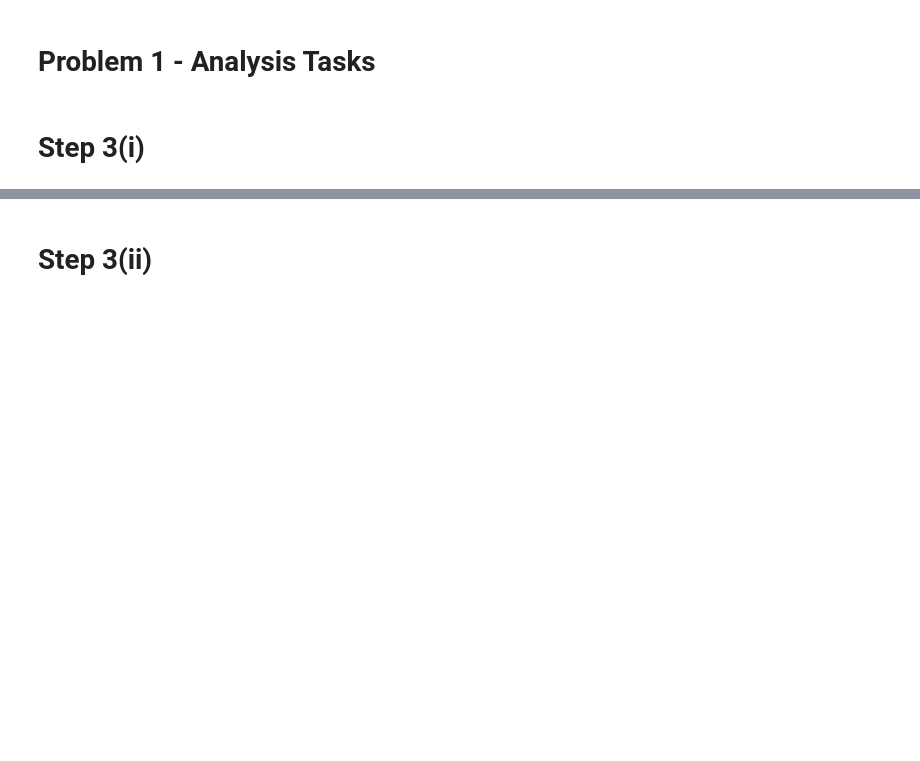
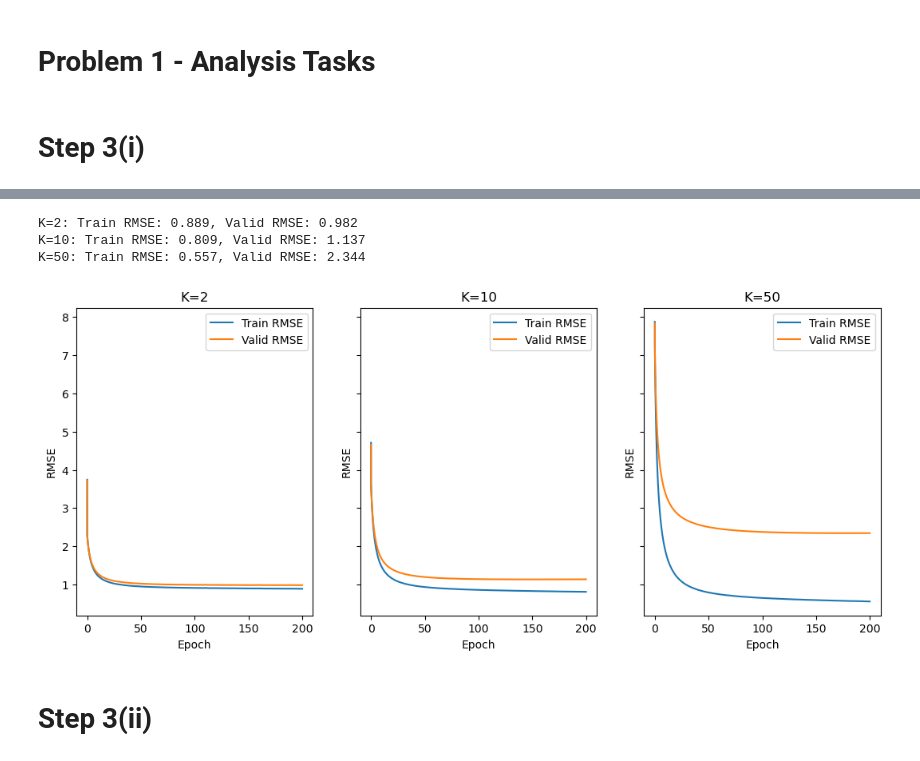
Before and after one commit to behrensm03/cs135-project2, a Jupyter notebook: Project B.ipynb, the cells around one changed output, grey strips where cells are left out. Saved outputs shown, nothing was run; the diff lists cells and outputs as text; code cells hidden in the pictures; blank space fills up the shorter version.

Commit message:
fix: problem 1a (#10)

```diff
--- a/Project B.ipynb
+++ b/Project B.ipynb
@@ -102,5 +103,18 @@ random_state = 42 # fix random state for reproducibility
 # Step 3(i)
 # With no regularization (alpha=0) train a CollabFilterOneVectorPerItem using SGD.
 # Try three possible values of K: 2, 10, and 50
+kValues = [2, 10, 50]
+rmse_tuples = []
+finalRMSEs = []
+for k in kValues:
+    model = CollabFilterOneVectorPerItem(
+        n_epochs=200, batch_size=batch_size, step_size=0.5, n_factors=k, alpha=0.0, random_state=random_state
+    )
+    model.init_parameter_dict(n_users, n_items, train_tuple)
+    model.fit(train_tuple, valid_tuple)
+    rmse_tuples.append((k, model.trace_epoch, model.trace_rmse_train, model.trace_rmse_valid))
+    finalRMSEs.append((k, model.trace_rmse_train[-1], model.trace_rmse_valid[-1]))
 
-# TODO: implement
+    fileName = f"problem1aparamsk{k}.pkl"
+    with open(fileName, 'wb') as f:
+        pickle.dump(model.param_dict, f)
@@ -107,3 +139,22 @@ random_state = 42 # fix random state for reproducibility
+# %%
+for tup in finalRMSEs:
+    print(f"K={tup[0]}: Train RMSE: {ag_np.round(tup[1], 3)}, Valid RMSE: {ag_np.round(tup[2], 3)}")
+# %% [output]
+K=2: Train RMSE: 0.889, Valid RMSE: 0.982
+K=10: Train RMSE: 0.809, Valid RMSE: 1.137
+K=50: Train RMSE: 0.557, Valid RMSE: 2.344
+# %%
+fig, ax = plt.subplots(1, 3, figsize=(13,5), sharey=True)
+for i, tup in enumerate(rmse_tuples):
+    ax[i].plot(tup[1], tup[2], label='Train RMSE')
+    ax[i].plot(tup[1], tup[3], label='Valid RMSE')
+    ax[i].set_xlabel('Epoch')
+    ax[i].set_ylabel('RMSE')
+    ax[i].set_title(f"K={tup[0]}")
+    ax[i].legend()
+plt.show()
+# %% [output]
+[figure, added]
 # %% [markdown]
 # Step 3(ii)
 # %%
```
Also changed, not shown: parts of 3 cells of this notebook, 4 other files.
